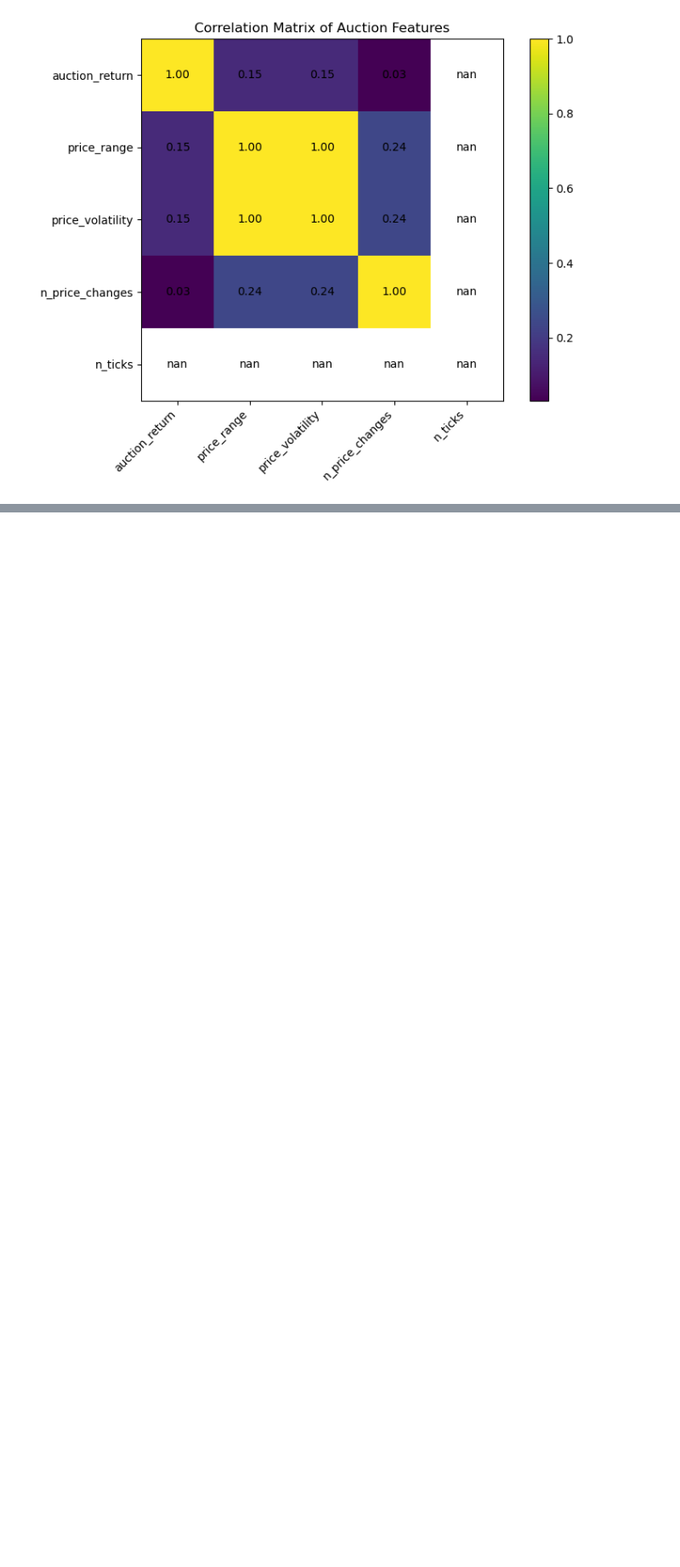
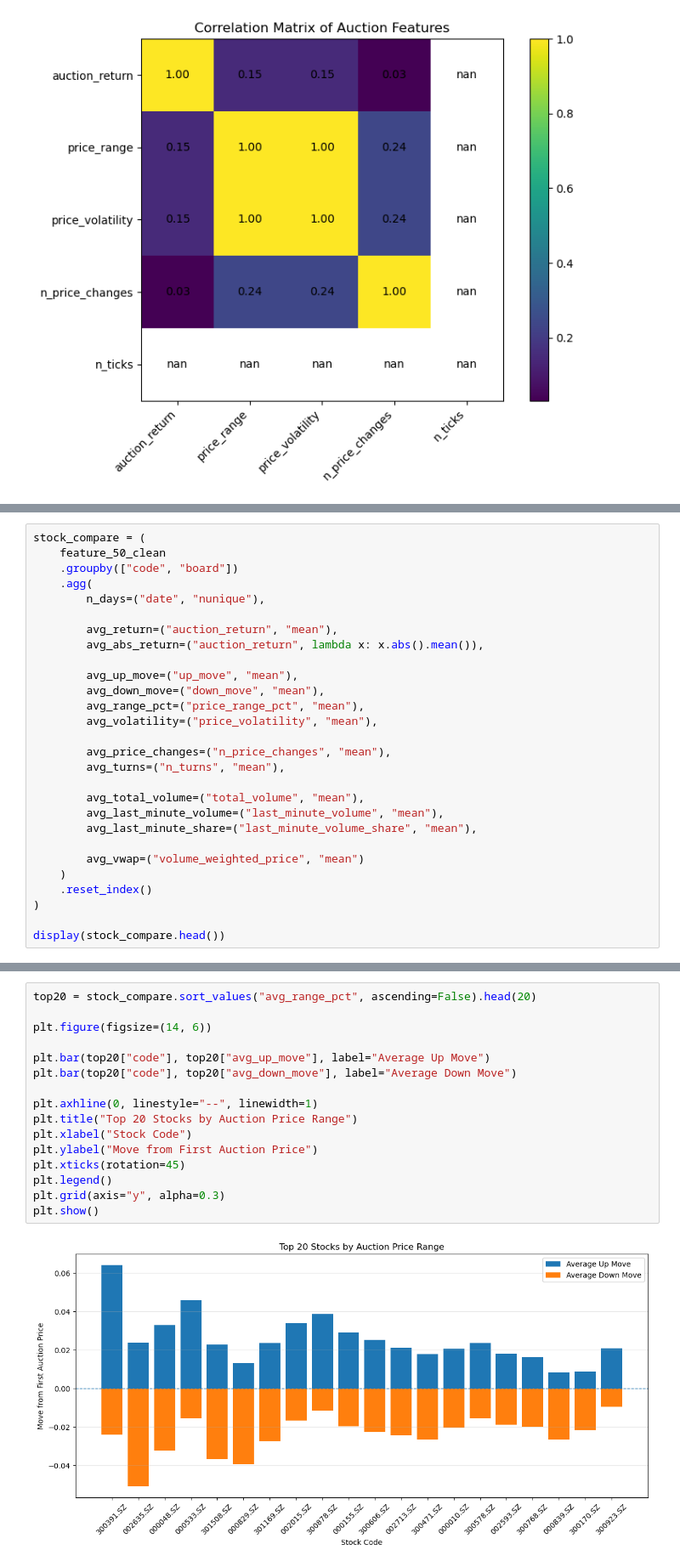
Before and after one commit to xiyuanzhu926/level2-research, a Jupyter notebook: level2-research/notebooks/01_level2_auction_intro.ipynb, the cells around one changed output, grey strips where cells are left out. Shown at 85% size. Cells and saved outputs as stored; diff of their text form; blank space fills up the shorter version.

Commit message:
feat: complete longitudinal auction analysis

```diff
--- a/level2-research/notebooks/01_level2_auction_intro.ipynb
+++ b/level2-research/notebooks/01_level2_auction_intro.ipynb
@@ -1241,0 +1843,28 @@ plt.show()
+# %%
+stock_compare = (
+    feature_50_clean
+    .groupby(["code", "board"])
+    .agg(
+        n_days=("date", "nunique"),
+
+        avg_return=("auction_return", "mean"),
+        avg_abs_return=("auction_return", lambda x: x.abs().mean()),
+
+        avg_up_move=("up_move", "mean"),
+        avg_down_move=("down_move", "mean"),
+        avg_range_pct=("price_range_pct", "mean"),
+        avg_volatility=("price_volatility", "mean"),
+
+        avg_price_changes=("n_price_changes", "mean"),
+        avg_turns=("n_turns", "mean"),
+
+        avg_total_volume=("total_volume", "mean"),
+        avg_last_minute_volume=("last_minute_volume", "mean"),
+        avg_last_minute_share=("last_minute_volume_share", "mean"),
+
+        avg_vwap=("volume_weighted_price", "mean")
+    )
+    .reset_index()
+)
+
+display(stock_compare.head())
@@ -1241,0 +1880,18 @@ plt.show()
+# %%
+top20 = stock_compare.sort_values("avg_range_pct", ascending=False).head(20)
+
+plt.figure(figsize=(14, 6))
+
+plt.bar(top20["code"], top20["avg_up_move"], label="Average Up Move")
+plt.bar(top20["code"], top20["avg_down_move"], label="Average Down Move")
+
+plt.axhline(0, linestyle="--", linewidth=1)
+plt.title("Top 20 Stocks by Auction Price Range")
+plt.xlabel("Stock Code")
+plt.ylabel("Move from First Auction Price")
+plt.xticks(rotation=45)
+plt.legend()
+plt.grid(axis="y", alpha=0.3)
+plt.show()
+# %% [output]
+[figure, added]
```
Also changed, not shown: parts of 67 cells of this notebook, 8 other files.
